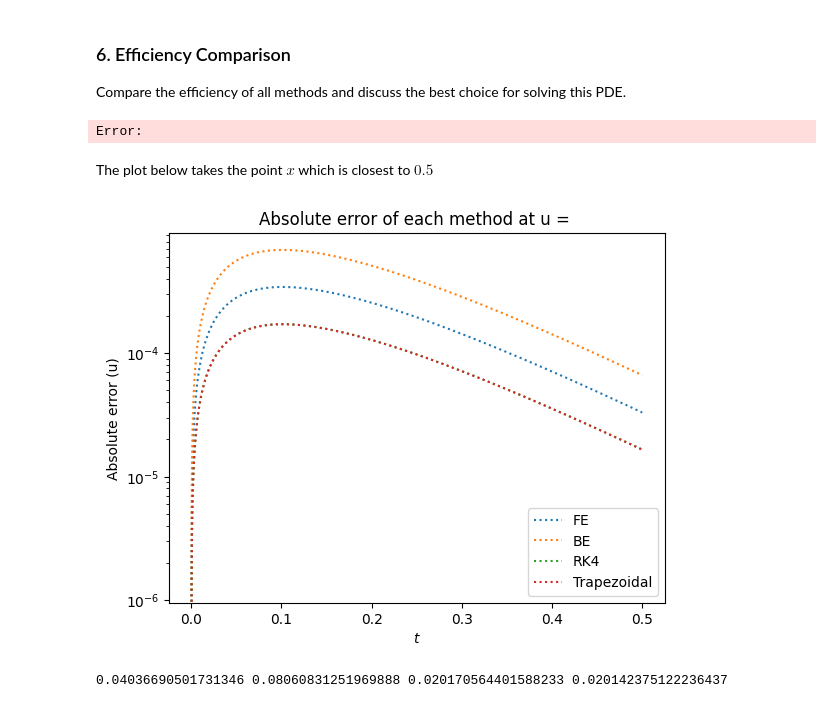
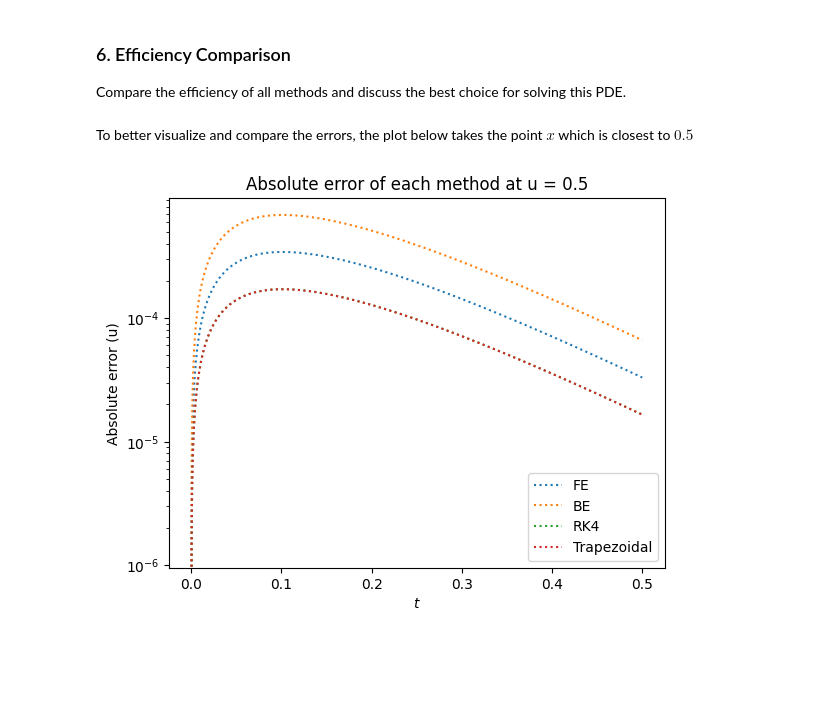
Before and after one commit to Fnixya/Go_Practice, a Jupyter notebook: lab1/lab1.ipynb, the cells around one changed output. Cells and saved outputs as stored; diff of their text form; code cells hidden in the pictures; blank space fills up the shorter version.

```diff
--- a/lab1/lab1.ipynb
+++ b/lab1/lab1.ipynb
@@ -69,10 +70,12 @@ def Amatrix(m, h):
 import numpy as np
 import scipy.optimize as opti
 import matplotlib.pyplot as plt
+import math
 
 
 # Parameters
-a, b, m = 0, 1, 41
+a, b = 0, 1
+m = 41
 h = 1 / (m + 1)
 x = np.linspace(a, b, m+2)
 dt = 0.5 * h**2  # CFL condition
@@ -86,12 +89,6 @@ def Amatrix(m, h):
     A = (-2 / h**2) * np.eye(m) + (1 / h**2) * (np.eye(m, k=1) + np.eye(m, k=-1))
     return A
 
-# def Amatrix(m, h):
-#     A = (-2 / h**2) * np.diag(np.ones(m)) \
-#         + (1 / h**2) * np.diag(np.ones(m - 1), 1) \
-#         + (1 / h**2) * np.diag(np.ones(m - 1), -1)
-#     return A
-
 # Initialize ODE
 A = Amatrix(m, h)
 f = lambda u: A @ u
@@ -346,8 +347,6 @@ plt.show()
 ### 6. Efficiency Comparison
 Compare the efficiency of all methods and discuss the best choice for solving this PDE.
 # %%
-import math
-
 # Parameters
 a, b, m = 0, 1, 41
 h = 1 / (m + 1)
@@ -374,33 +373,23 @@ u = rk4(f, tspan, u0, dt)
 u_rk4 = np.vstack([np.zeros(len(tspan)), u.T, np.zeros(len(tspan))])  # Apply BCs
 u = trapezoidal(f, tspan, u0, dt)
 u_trpz = np.vstack([np.zeros(len(tspan)), u.T, np.zeros(len(tspan))])  # Apply BCs
-
-err_fe = abs(u_fe - sol)
-err_be = abs(u_be - sol)
-err_rk4 = abs(u_rk4 - sol)
-err_trpz = abs(u_trpz - sol)
-# %% [output]
-Error:
 # %% [markdown]
-The plot below takes the point $x$ which is closest to $0.5$
+To better visualize and compare the errors, the plot below takes the point $x$ which is closest to $0.5$
 # %%
+err_fe = abs(u_fe - sol)
+err_be = abs(u_be - sol)
+err_rk4 = abs(u_rk4 - sol)
+err_trpz = abs(u_trpz - sol)
 
 plt.semilogy(tspan, err_fe[math.ceil(m/2), :], ':', label='FE')
 plt.semilogy(tspan, err_be[math.ceil(m/2), :], ':', label='BE')
 plt.semilogy(tspan, err_rk4[math.ceil(m/2), :], ':', label='RK4')
 plt.semilogy(tspan, err_trpz[math.ceil(m/2), :], ':', label='Trapezoidal')
 
 plt.legend()
-plt.title("Absolute error of each method at u = ")
+plt.title("Absolute error of each method at u = 0.5")
 plt.xlabel("$t$")
 plt.ylabel("Absolute error (u)")
 plt.show()
-
-err_fe = np.linalg.norm(u_fe - sol, ord=2)
-err_be = np.linalg.norm(u_be - sol, ord=2)
-err_rk4 = np.linalg.norm(u_rk4 - sol, ord=2)
-err_trpz = np.linalg.norm(u_trpz - sol, ord=2)
-print(err_fe, err_be, err_rk4, err_trpz)
 # %% [output]
-[figure, old version]
+[figure, new version]
-0.04036690501731346 0.08060831251969888 0.020170564401588233 0.020142375122236437
```
Also changed, not shown: parts of 8 cells of this notebook.
